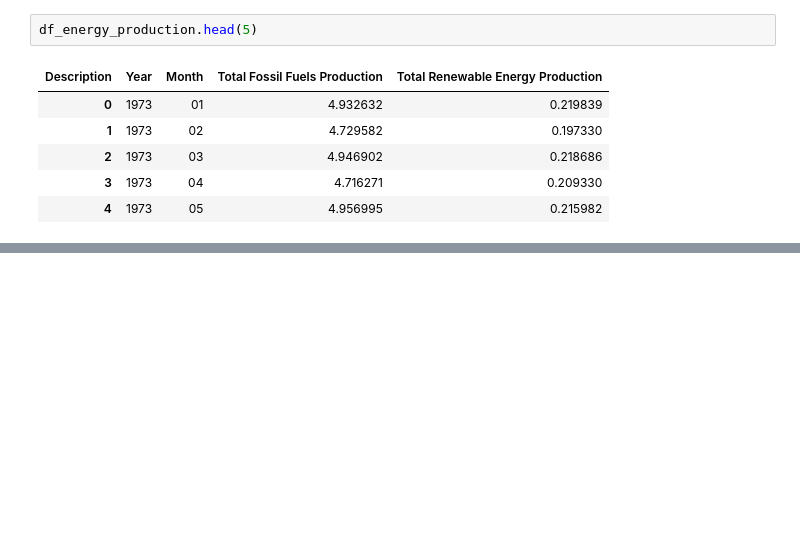
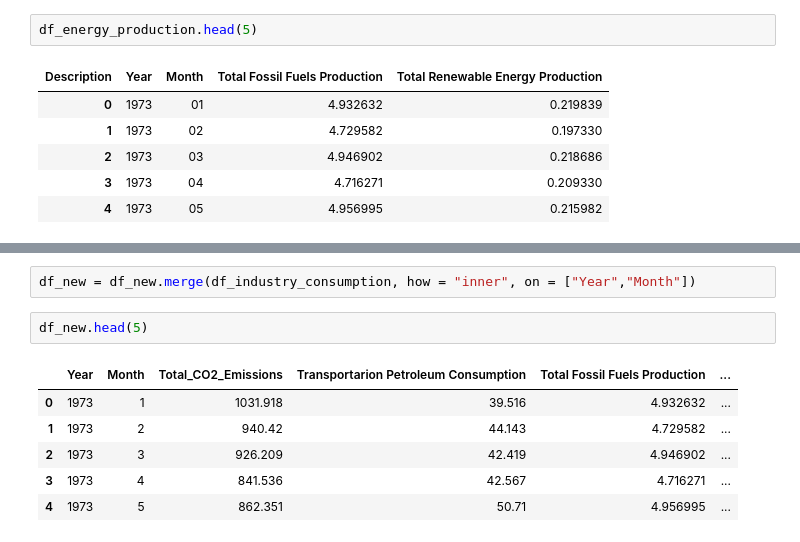
Before and after one commit to Michael0Sun/Sta457-Project, a Jupyter notebook: EIA_Data/Concatenation.ipynb, the cells around one changed output, grey strips where cells are left out. Cells and saved outputs as stored; diff of their text form; blank space fills up the shorter version.

```diff
--- a/EIA_Data/Concatenation.ipynb
+++ b/EIA_Data/Concatenation.ipynb
@@ -185,0 +249,11 @@ df_merged.head(12)
+# %%
+df_new = df_new.merge(df_industry_consumption, how = "inner", on = ["Year","Month"])
+# %%
+df_new.head(5)
+# %% [output]
+|  | Year | Month | Total_CO2_Emissions | Transportarion Petroleum Consumption | Total Fossil Fuels Production | ... |
+| 0 | 1973 | 1 | 1031.918 | 39.516 | 4.932632 | ... |
+| 1 | 1973 | 2 | 940.42 | 44.143 | 4.729582 | ... |
+| 2 | 1973 | 3 | 926.209 | 42.419 | 4.946902 | ... |
+| 3 | 1973 | 4 | 841.536 | 42.567 | 4.716271 | ... |
+| 4 | 1973 | 5 | 862.351 | 50.71 | 4.956995 | ... |
```
Also changed, not shown: parts of 10 cells of this notebook, 2 other files.
